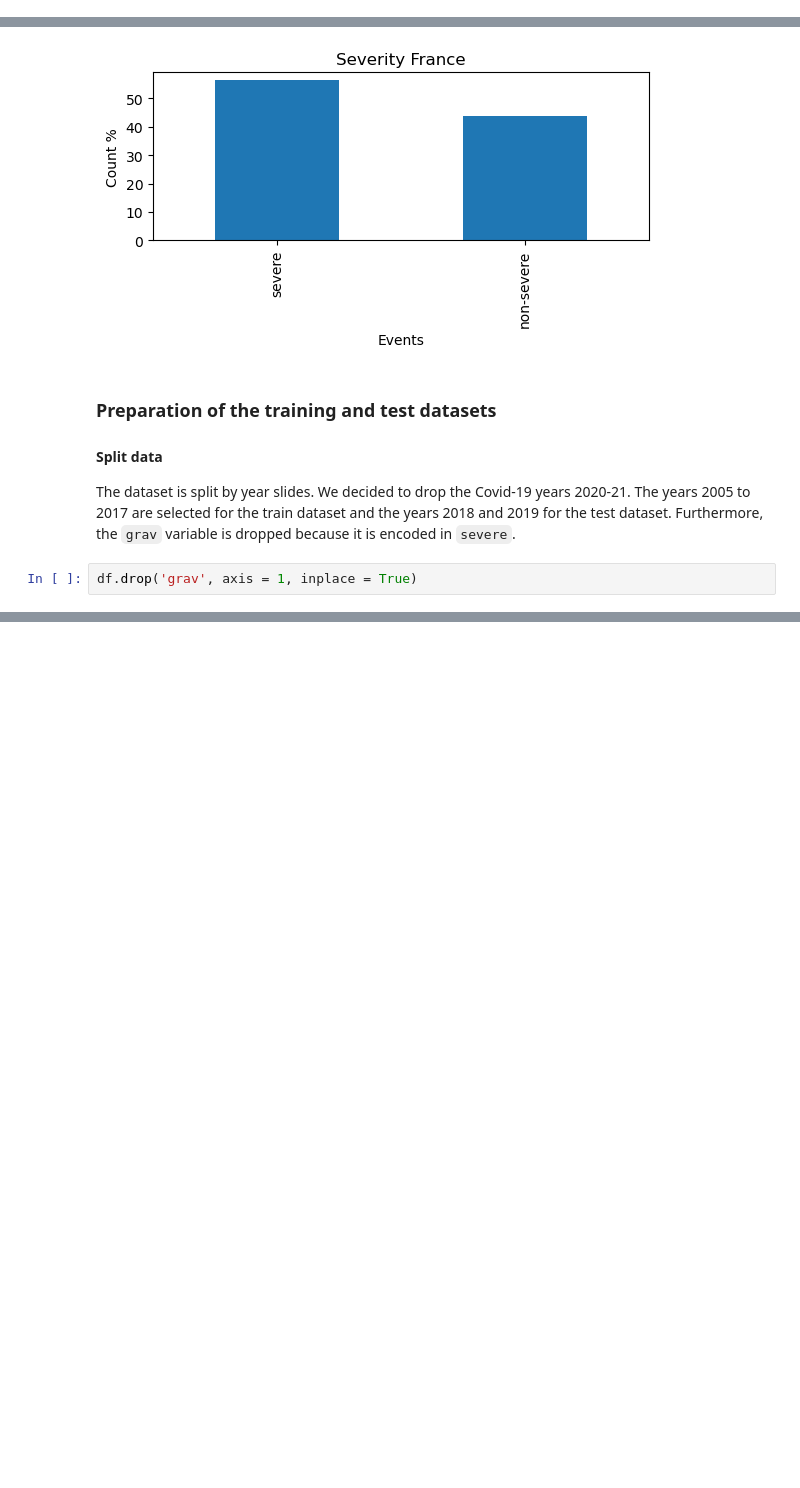
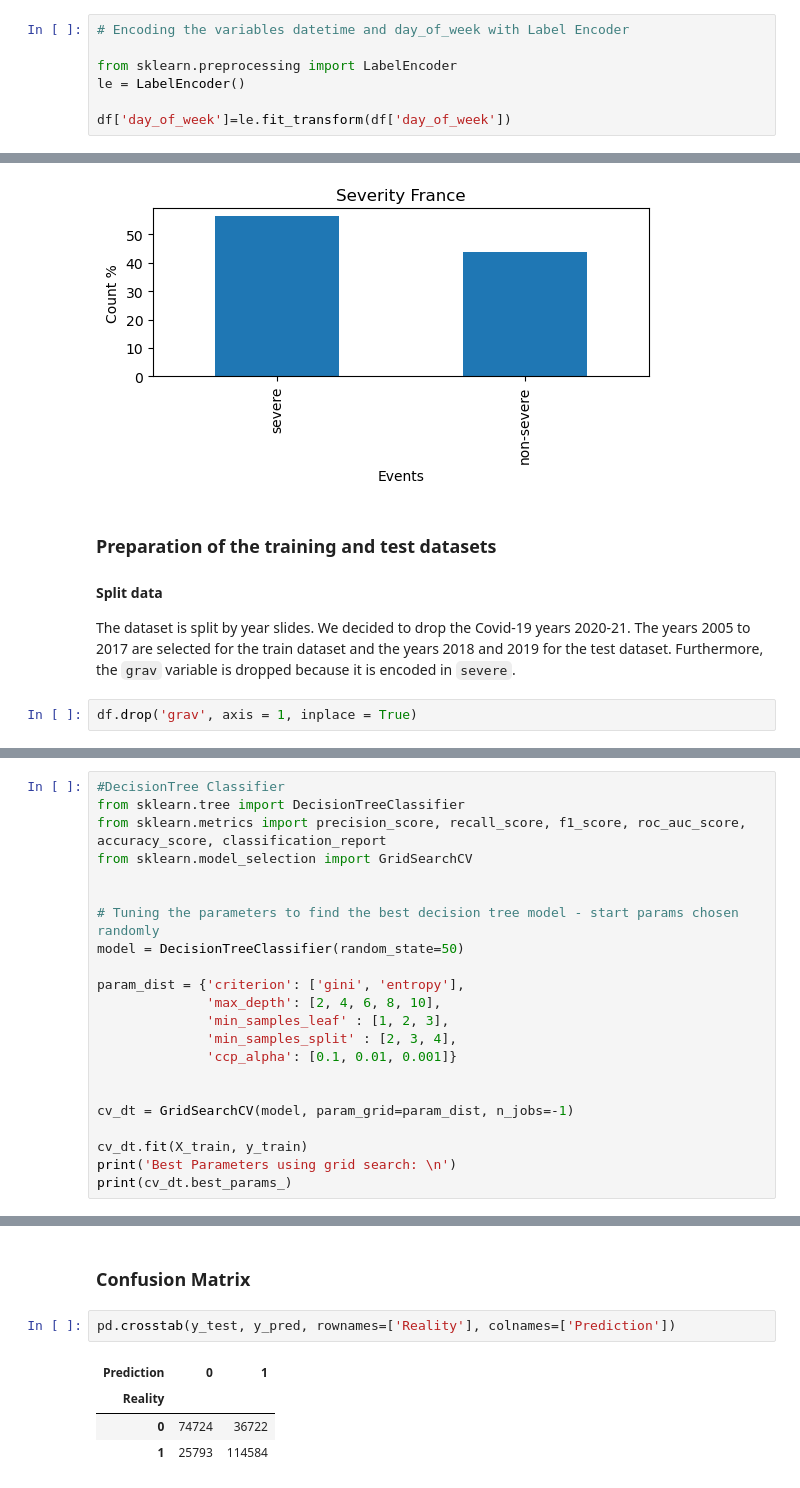
Before and after one commit to tiagoru/Road_accidents_france, a Jupyter notebook: Final_Notebook_4a_Decision_Tree_encoded.ipynb, the cells around one changed output, grey strips where cells are left out. Drawn from its saved outputs; the diff is of its cells as text; blank space fills up the shorter version.

```diff
--- a/Final_Notebook_4a_Decision_Tree_encoded.ipynb
+++ b/Final_Notebook_4a_Decision_Tree_encoded.ipynb
@@ -127,3 +130,10 @@ df = df.assign(hrmn = pd.to_datetime(df['hrmn']))
 # %%
 df['date'] = df.apply(lambda x: int(x['date'].timestamp()), axis = 1)
 df['hrmn'] = df.apply(lambda x: int(x['hrmn'].timestamp()), axis = 1)
+# %%
+# Encoding the variables datetime and day_of_week with Label Encoder
+
+from sklearn.preprocessing import LabelEncoder
+le = LabelEncoder()
+
+df['day_of_week']=le.fit_transform(df['day_of_week'])
@@ -379,0 +224,22 @@ Length of importances: 37
+# %%
+#DecisionTree Classifier
+from sklearn.tree import DecisionTreeClassifier
+from sklearn.metrics import precision_score, recall_score, f1_score, roc_auc_score, accuracy_score, classification_report
+from sklearn.model_selection import GridSearchCV
+
+
+# Tuning the parameters to find the best decision tree model - start params chosen randomly
+model = DecisionTreeClassifier(random_state=50)
+
+param_dist = {'criterion': ['gini', 'entropy'],
+              'max_depth': [2, 4, 6, 8, 10],
+              'min_samples_leaf' : [1, 2, 3],
+              'min_samples_split' : [2, 3, 4],
+              'ccp_alpha': [0.1, 0.01, 0.001]}
+
+
+cv_dt = GridSearchCV(model, param_grid=param_dist, n_jobs=-1)
+
+cv_dt.fit(X_train, y_train)
+print('Best Parameters using grid search: \n')
+print(cv_dt.best_params_)
@@ -379,0 +277,9 @@ Length of importances: 37
+# %% [markdown]
+### Confusion Matrix
+# %%
+pd.crosstab(y_test, y_pred, rownames=['Reality'], colnames=['Prediction'])
+# %% [output]
+| Prediction | 0 | 1 |
+| Reality |  |  |
+| 0 | 74724 | 36722 |
+| 1 | 25793 | 114584 |
```
Also changed, not shown: parts of 41 cells of this notebook.
